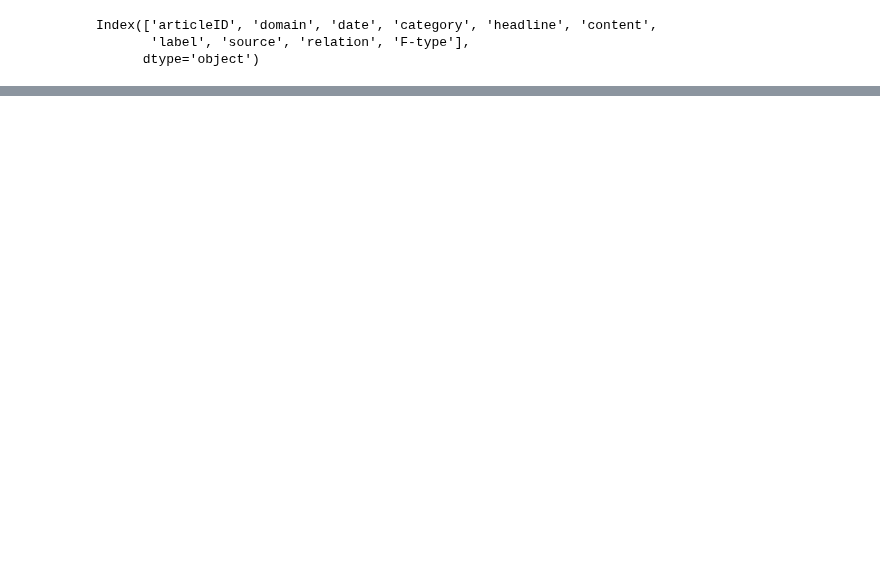
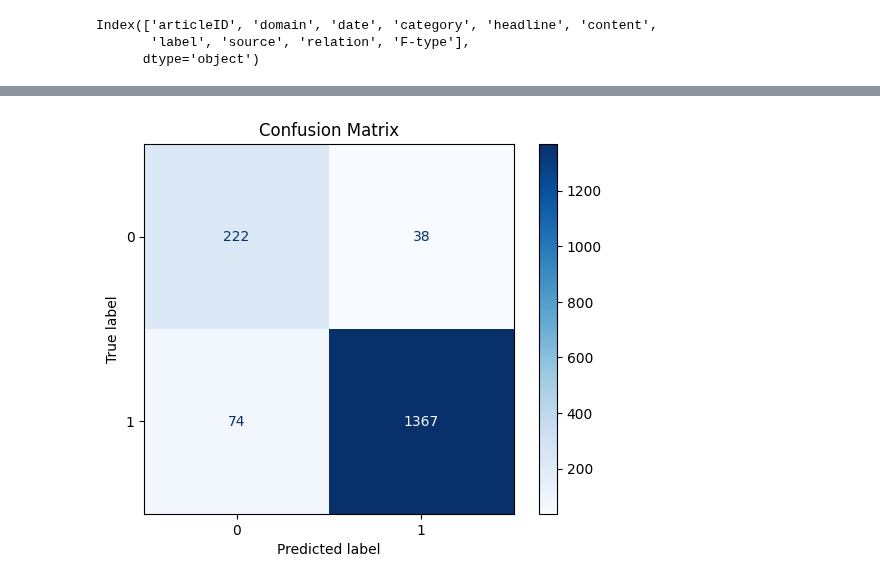
Before and after one commit to habibaalam/Bangla-Fake-News-Detection, a Jupyter notebook: load_data.ipynb, the cells around one changed output, grey strips where cells are left out. Drawn from its saved outputs; the diff is of its cells as text; code cells hidden in the pictures; blank space fills up the shorter version.

```diff
--- a/load_data.ipynb
+++ b/load_data.ipynb
@@ -190,0 +436,8 @@ NameError: name 'data' is not defined
+# %%
+
+print(os.listdir("vectorizer"))
+
+with open("vectorizer/tfidf_vectorizer.pkl", "rb") as f:
+    loaded_vectorizer = pickle.load(f)
+
+print(type(loaded_vectorizer))
@@ -190,0 +447,27 @@ NameError: name 'data' is not defined
+# %%
+# Load the vectorizer
+import pickle
+
+with open("vectorizer/tfidf_vectorizer.pkl", "rb") as f:
+    vectorizer = pickle.load(f)
+
+X = vectorizer.transform(processed_data['text'])
+y = processed_data['label']
+from sklearn.model_selection import train_test_split
+
+X_train, X_test, y_train, y_test = train_test_split(
+    X, y, test_size=0.2, random_state=42, stratify=y
+)
+# %%
+#logistoc regression
+from sklearn.linear_model import LogisticRegression
+from sklearn.metrics import classification_report
+
+logreg = LogisticRegression(max_iter=1000, class_weight='balanced')
+
+logreg.fit(X_resampled, y_resampled)
+
+y_pred = logreg.predict(X_test_tfidf)
+
+print("Logistic Regression Results")
+print(classification_report(y_test, y_pred))
@@ -190,0 +545,10 @@ NameError: name 'data' is not defined
+# %%
+from sklearn.metrics import confusion_matrix, ConfusionMatrixDisplay
+
+cm = confusion_matrix(y_test, y_pred, labels=logreg.classes_)
+disp = ConfusionMatrixDisplay(confusion_matrix=cm, display_labels=logreg.classes_)
+disp.plot(cmap=plt.cm.Blues)
+plt.title("Confusion Matrix")
+plt.show()
+# %% [output]
+[figure, added]
```
Also changed, not shown: parts of 32 cells of this notebook.
